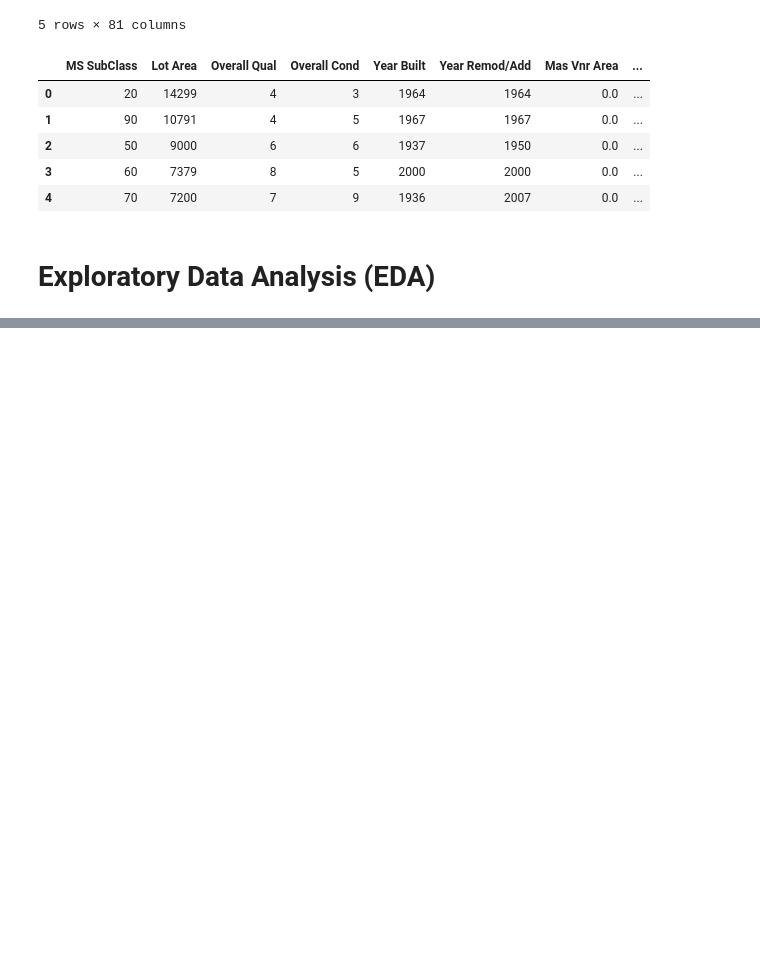
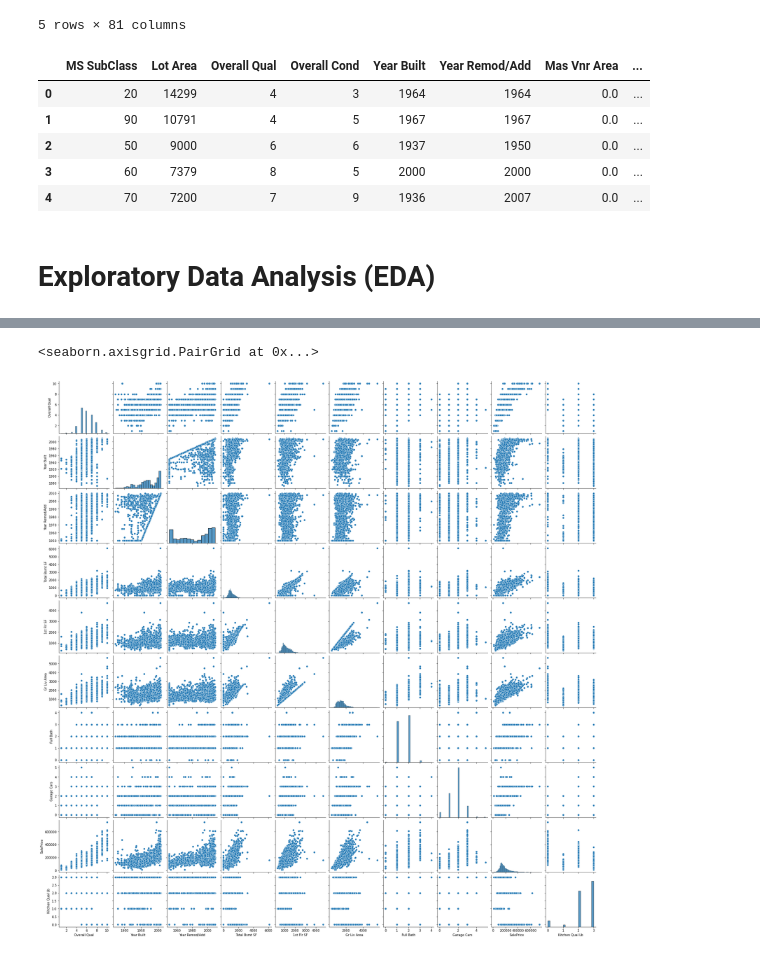
Before and after one commit to cfcastillo/DS-6-Notebooks, a Jupyter notebook: Project_2_Notebook_cfc.ipynb, the cells around one changed output, grey strips where cells are left out. Saved outputs shown, nothing was run; the diff lists cells and outputs as text; code cells hidden in the pictures; blank space fills up the shorter version.

```diff
--- a/Project_2_Notebook_cfc.ipynb
+++ b/Project_2_Notebook_cfc.ipynb
@@ -299,0 +331,6 @@ Name: SalePrice, dtype: float64
+# %%
+# well that took a long time to run.
+sns.pairplot(data_enc)
+# %% [output]
+<seaborn.axisgrid.PairGrid at 0x...>
+[figure, added]
```
Also changed, not shown: parts of 24 cells of this notebook.
